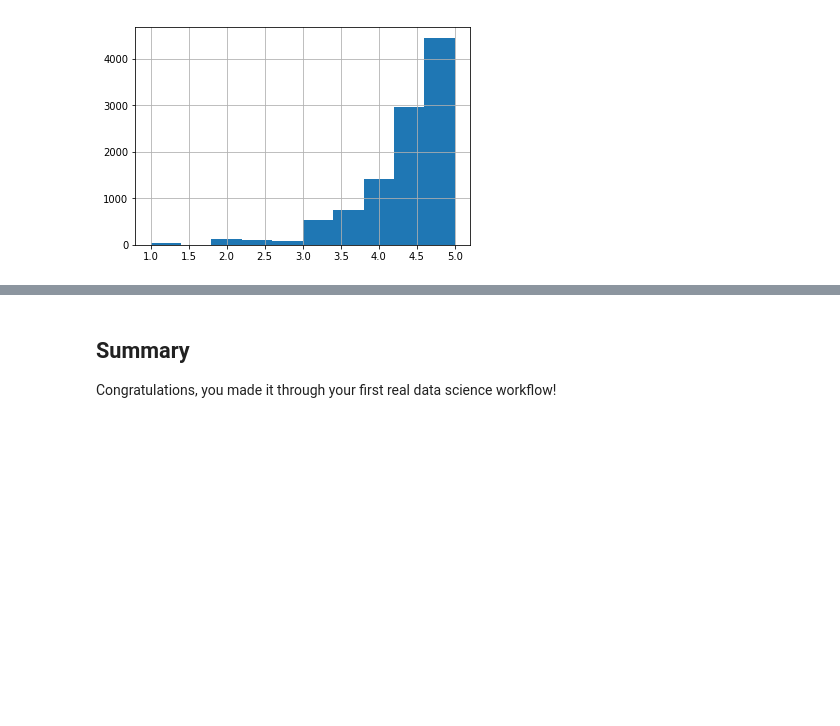
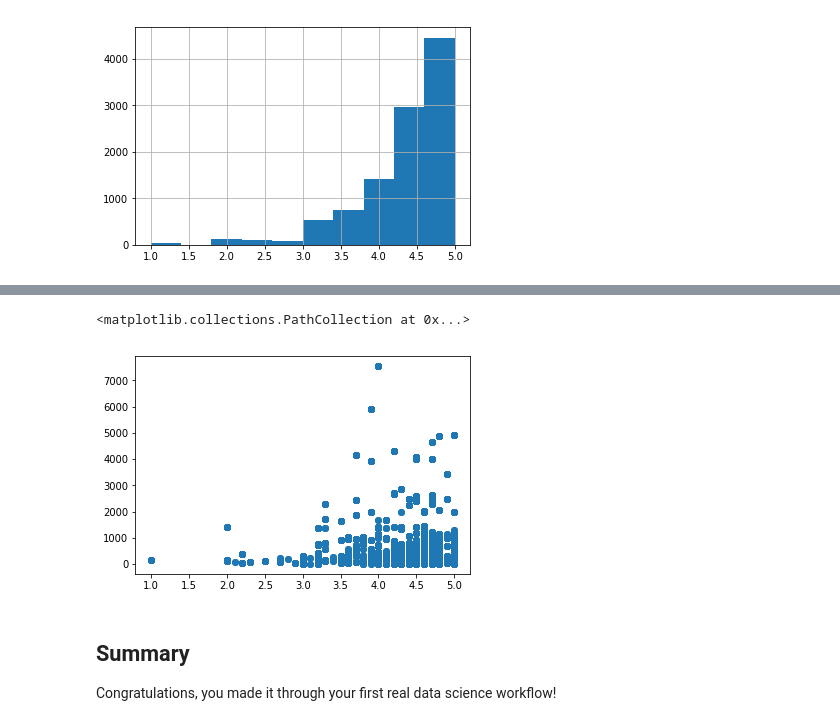
Before and after one commit to zaborowm/dsc-first-codealong-nyc-ds-career-042219, a Jupyter notebook: index.ipynb, the cells around one changed output, grey strips where cells are left out. Cells and saved outputs as stored; diff of their text form; code cells hidden in the pictures; blank space fills up the shorter version.

```diff
--- a/index.ipynb
+++ b/index.ipynb
@@ -411,3 +402,8 @@ df.head()
+# %%
+plt.scatter(df.play_star_rating, df.piece_count)
+# %% [output]
+<matplotlib.collections.PathCollection at 0x...>
+[figure, added]
 # %% [markdown]
 ## Summary
 
```
Also changed, not shown: parts of 1 cell of this notebook.
